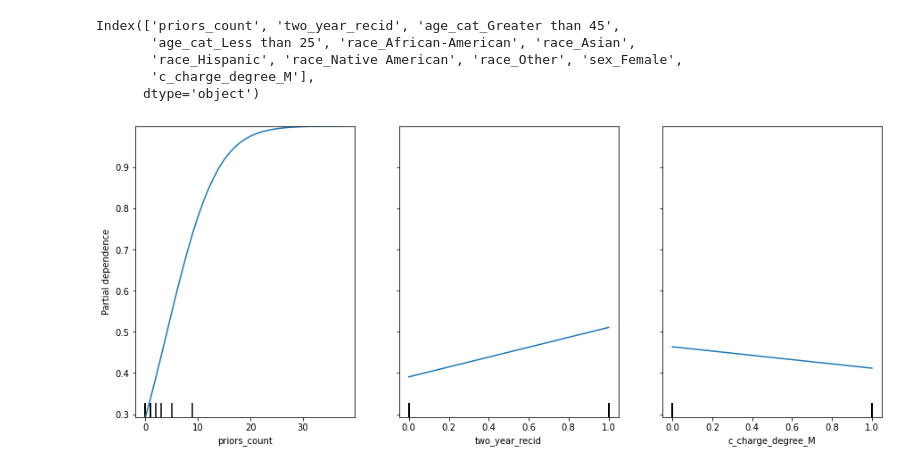
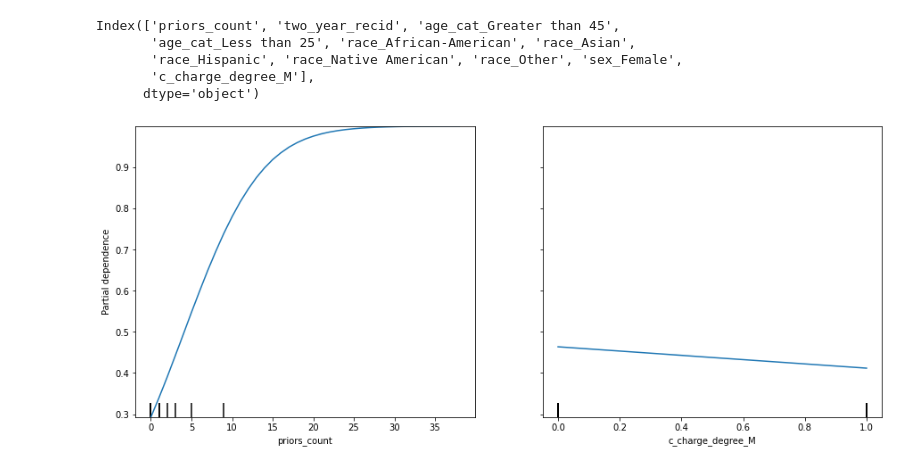
Before and after one commit to irisbore/hon2200-gr2, a Jupyter notebook: report/report.ipynb, the cells around one changed output. Saved outputs shown, nothing was run; the diff lists cells and outputs as text; code cells hidden in the pictures.

```diff
--- a/report/report.ipynb
+++ b/report/report.ipynb
@@ -243,9 +252,9 @@ Index(['priors_count', 'two_year_recid', 'age_cat_Greater than 45',
 # %%
 from sklearn.inspection import plot_partial_dependence
 import matplotlib.pyplot as plt
-features = ["priors_count", "two_year_recid", "c_charge_degree_M"]
+features = ["priors_count", "c_charge_degree_M"]
 plot_partial_dependence(model, X, features)
 plt.gcf().set_size_inches(15, 6)
 plt.show()
 # %% [output]
-[figure, old version]
+[figure, new version]
```
Also changed, not shown: parts of 10 cells of this notebook.
